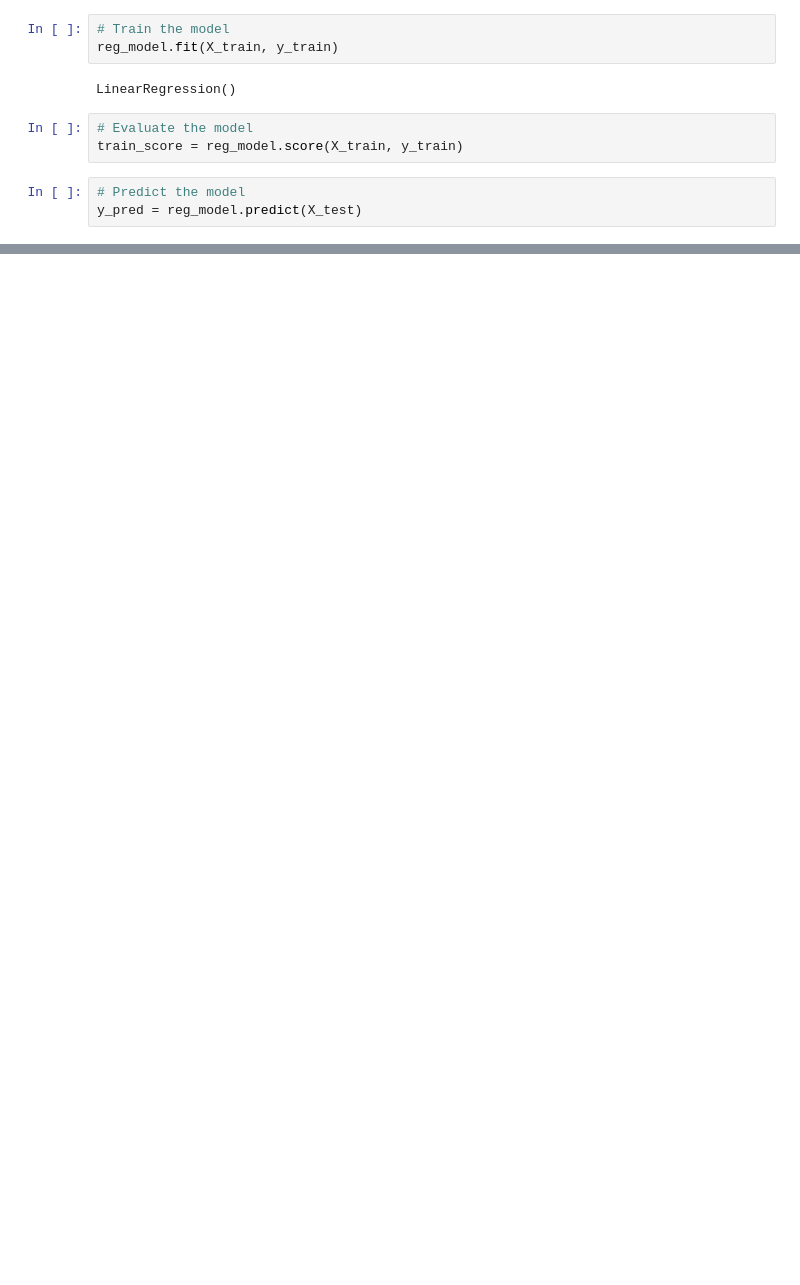
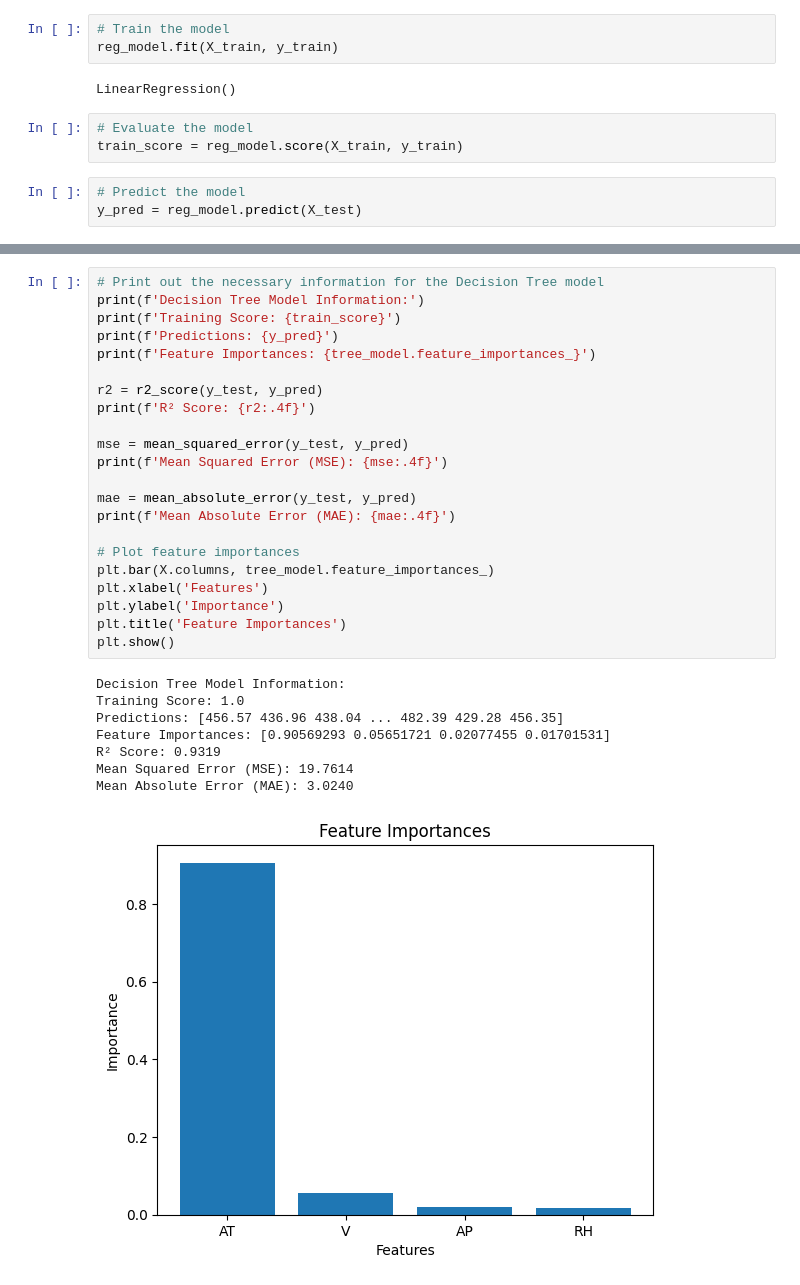
Before and after one commit to kinqsradio/COS40007-Artificial-Intelligence-for-Engineering, a Jupyter notebook: week-02-portfolio/code/datasets.ipynb, the cells around one changed output, grey strips where cells are left out. Cells and saved outputs as stored; diff of their text form; blank space fills up the shorter version.

```diff
--- a/week-02-portfolio/code/datasets.ipynb
+++ b/week-02-portfolio/code/datasets.ipynb
@@ -297,0 +372,31 @@ Equation: y = -1.985899694775558 * AT + -0.23209357748432835 * V + 0.06219990930
+# %%
+# Print out the necessary information for the Decision Tree model
+print(f'Decision Tree Model Information:')
+print(f'Training Score: {train_score}')
+print(f'Predictions: {y_pred}')
+print(f'Feature Importances: {tree_model.feature_importances_}')
+
+r2 = r2_score(y_test, y_pred)
+print(f'R² Score: {r2:.4f}')
+
+mse = mean_squared_error(y_test, y_pred)
+print(f'Mean Squared Error (MSE): {mse:.4f}')
+
+mae = mean_absolute_error(y_test, y_pred)
+print(f'Mean Absolute Error (MAE): {mae:.4f}')
+
+# Plot feature importances
+plt.bar(X.columns, tree_model.feature_importances_)
+plt.xlabel('Features')
+plt.ylabel('Importance')
+plt.title('Feature Importances')
+plt.show()
+# %% [output]
+Decision Tree Model Information:
+Training Score: 1.0
+Predictions: [456.57 436.96 438.04 ... 482.39 429.28 456.35]
+Feature Importances: [0.90569293 0.05651721 0.02077455 0.01701531]
+R² Score: 0.9319
+Mean Squared Error (MSE): 19.7614
+Mean Absolute Error (MAE): 3.0240
+[figure, added]
```
Also changed, not shown: parts of 43 cells of this notebook.
